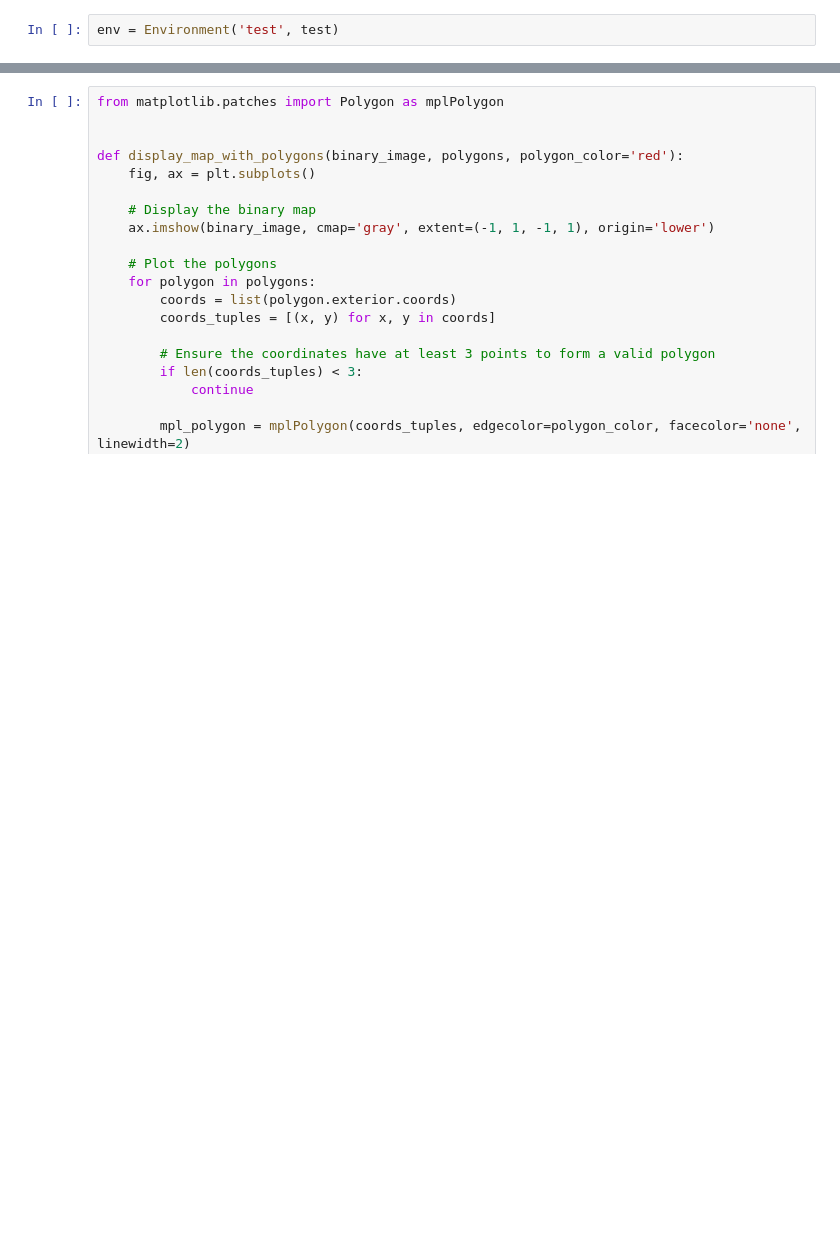
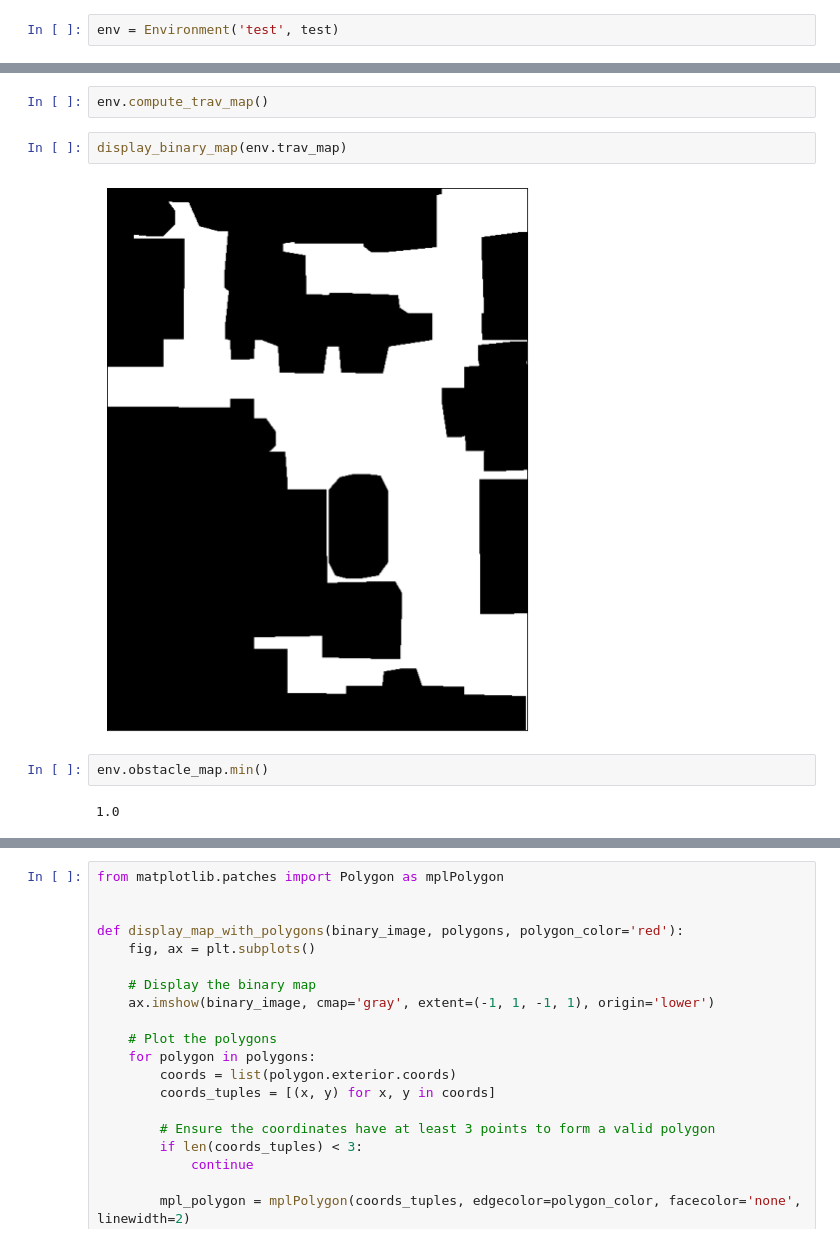
Before and after one commit to felipefelixarias/INDOORCA, a Jupyter notebook: tutorials/env_from_image.ipynb, the cells around one changed output, grey strips where cells are left out. Cells and saved outputs as stored; diff of their text form; blank space fills up the shorter version.

```diff
--- a/tutorials/env_from_image.ipynb
+++ b/tutorials/env_from_image.ipynb
@@ -55,0 +99,10 @@ mp.display_map_with_polygons()
+# %%
+env.compute_trav_map()
+# %%
+display_binary_map(env.trav_map)
+# %% [output]
+[figure, added]
+# %%
+env.obstacle_map.min()
+# %% [output]
+1.0
```
Also changed, not shown: parts of 17 cells of this notebook, 9 other files.
